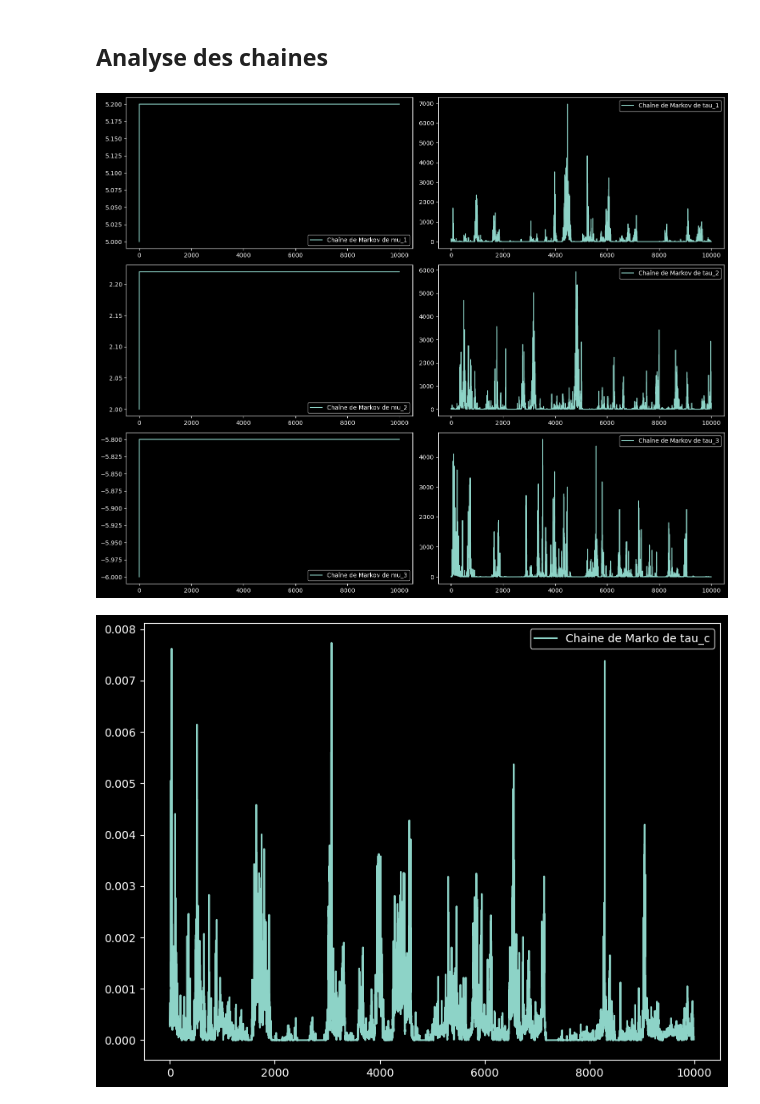
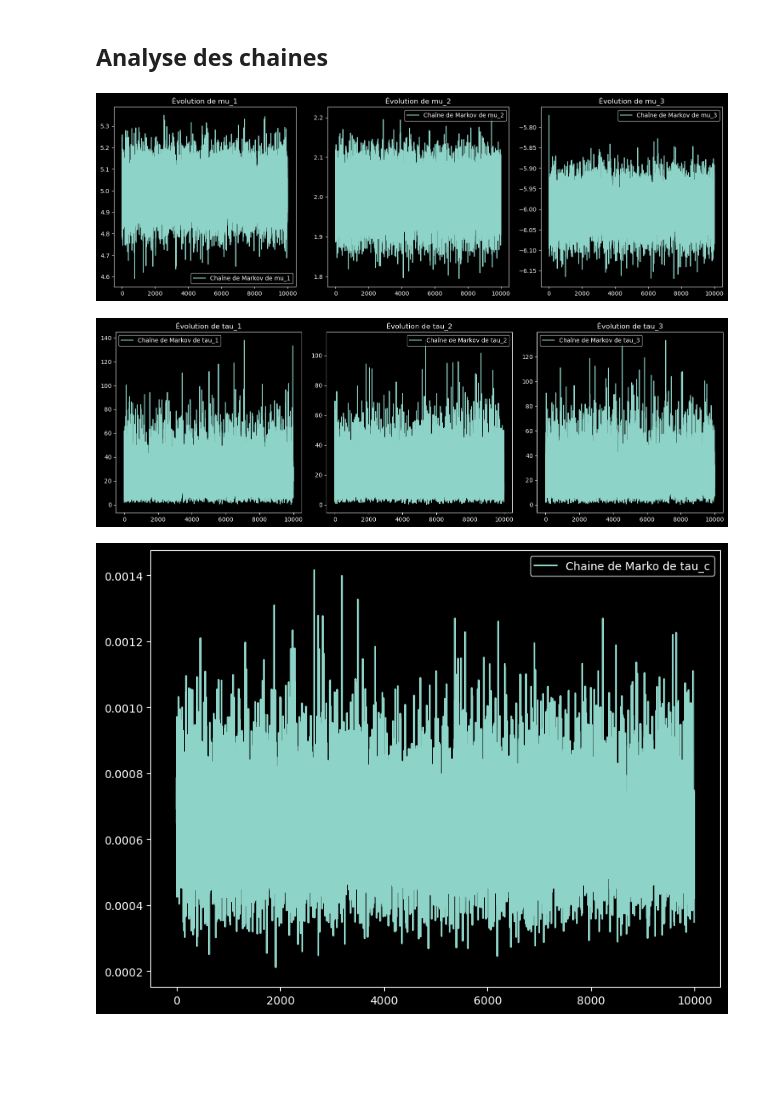
Before and after one commit to pierredbli/Bayes, a Jupyter notebook: BAYES.ipynb, the cells around one changed output. Cells and saved outputs as stored; diff of their text form; code cells hidden in the pictures; blank space fills up the shorter version.

```diff
--- a/BAYES.ipynb
+++ b/BAYES.ipynb
@@ -61,13 +60,7 @@ def MH_within_Gibbs_Orange_Trees(nchain, data, init_chain_thetas, init_chain_tau
                     eta[i, j] = phi_1[i] / (1 + phi_2[i] * np.exp(phi_3[i] * x[j]))
             return eta
 
-        def thetas_distribution(value, i, k): #Distribution conditionnelle non identifiée des thetas (à cause de la courbe logistique dans le modèle)
-            eta = update_eta(chain_thetas[t]) #On s'assure que la matrice des eta_i_j est bien à jour
-            likelihood = np.exp(-chain_tau_C[t] * np.sum((data['Y'][i]-eta[i])**2) / 2)
-            prior = np.exp(-chain_tau_k[t][k] * (value-chain_mu_k[t][k])**2 / 2)
-            return (likelihood * prior)
-
-        # On essayer de manière log pour stabiliser le code numériquement :
+        #Distribution conditionnelle non identifiée des thetas (à cause de la courbe logistique dans le modèle) (on en prend le log pour qu'il n'y ait pas d'overflow)
         def log_thetas_distribution(value, i, k):
             eta = update_eta(chain_thetas[t])
             log_likelihood = -chain_tau_C[t] * np.sum((data['Y'][i]-eta[i])**2) / 2
@@ -82,18 +75,17 @@ def MH_within_Gibbs_Orange_Trees(nchain, data, init_chain_thetas, init_chain_tau
                 loc = (priors_mu_k[0]*priors_mu_k[1] + chain_tau_k[t][k]*np.sum(chain_thetas[t][:,k]))/(I*chain_tau_k[t][k] + priors_mu_k[1]),
                 scale = 1/np.sqrt((I * chain_tau_k[t][k] + priors_mu_k[1]))
             )
-        #chain_mu_k[t] = [5.2, 2.22, -5.8]
+        chain_mu_k[t] = [5.2, 2.22, -5.8]
 
 
         #Mise à jour des 3 chaines tau_k (façon Gibbs)
         for k in range(K):
             alpha = priors_tau_k[0] + I / 2
-            beta = priors_tau_k[1] + 0.5 * np.sum((chain_thetas[t][:,k] - chain_mu_k[t][k]) ** 2) #max suggéré par gpt, askip pour s'assurer que beta ne deviennent pas trop proche de 0 voir négatif
+            beta = priors_tau_k[1] + 0.5 * np.sum((chain_thetas[t][:,k] - chain_mu_k[t][k]) ** 2) #On avait fait une erreur ici !
             chain_tau_k[t][k] = np.random.gamma(
                 shape = alpha,
                 scale = 1/beta # avec gamma theta = 1 / beta  échelle
             )
-        #chain_tau_k[t] = [20.6, 60, 100]
 
         #Mise à jour de la chaine tau_C (façon Gibbs)
         eta = update_eta(chain_thetas[t])
@@ -103,20 +95,18 @@ def MH_within_Gibbs_Orange_Trees(nchain, data, init_chain_thetas, init_chain_tau
             shape = alpha,
             scale = 1/beta
         )
-        #chain_tau_C[t] = [0.015]
 
         #Mise à jour des 15 chaines theta_i_k (façon Metropolis-Hastings, avec proba d'acception etc)
         for i in range(I):
             for k in range(K):
                 if k == 0 or k == 1 :
                     current_theta = chain_thetas[t][i][k]
-                    log_proposal = np.log(current_theta) + np.random.normal(loc=0, scale = prop_sd_theta[k])
-                    proposal = np.random.lognormal(mean = np.log(current_theta), sigma = prop_sd_theta[k])##np.exp(log_proposal)
+                    proposal = np.random.lognormal(mean = np.log(current_theta), sigma = prop_sd_theta[k])
                     alpha = np.exp(log_thetas_distribution(proposal, i, k) - log_thetas_distribution(current_theta, i, k)) * (proposal / current_theta)
                     if np.random.uniform() < alpha :
                         chain_thetas[t][i][k] = proposal
                         acc_rates_theta[i][k] += 1
-                else : #k == 2
+                else : #k == 2 : on distingue ce cas car c'est le seul pour lequel on ne fait pas une Random Walk, puisque les valeurs des theta_i_3 sont négatives (c'est forcé par la courbe logistique)
                     current_theta = chain_thetas[t][i][k]
                     proposal = np.random.normal(loc=current_theta, scale= prop_sd_theta[k])
                     log_alpha = log_thetas_distribution(proposal, i, k) - log_thetas_distribution(current_theta, i, k)
@@ -143,34 +133,39 @@ chain_thetas, chain_mu_k, chain_tau_k, chain_tau_C, eta, theta_acc_rates = MH_wi
 # %% [markdown]
 ## Analyse des chaines
 # %%
-# Analyse des mu_k et tau_k
 plt.style.use("dark_background")
 n_k = chain_mu_k.shape[1]
 
-plt.figure(figsize=(15, 12))
-
+#Chaines des mu_k générés
+plt.figure(figsize=(15, 5))
 for i in range(n_k):
-    # mu_k
-    plt.subplot(n_k, 2, 2*i + 1)
+    plt.subplot(1, n_k, i + 1)
     plt.plot(chain_mu_k[:, i], label=f'Chaîne de Markov de mu_{i+1}')
     plt.legend()
-
-    # tau_k
-    plt.subplot(n_k, 2, 2*i + 2)
-    plt.plot(chain_tau_k[:, i], label=f'Chaîne de Markov de tau_{i+1}')
-    plt.legend()
-
+    plt.title(f"Évolution de mu_{i+1}")
 plt.tight_layout()
 plt.show()
 # %% [output]
-[figure, old version]
+[figure, new version]
+# %%
+#Chaines des tau_k générés
+plt.figure(figsize=(15, 5))
+for i in range(n_k):
+    plt.subplot(1, n_k, i + 1)
+    plt.plot(chain_tau_k[:, i], label=f'Chaîne de Markov de tau_{i+1}')
+    plt.legend()
+    plt.title(f"Évolution de tau_{i+1}")
+plt.tight_layout()
+plt.show()
+# %% [output]
+[figure, added]
 # %%
-#Analyse de tau_c
+#Chaine de tau_c générée
 plt.figure(figsize=(8,6))
 plt.plot(chain_tau_C[10:], label='Chaine de Marko de tau_c')
 plt.legend()
 plt.tight_layout()
 plt.show()
 # %% [output]
-[figure, old version]
+[figure, new version]
 # %%
```
Also changed, not shown: parts of 8 cells of this notebook.
